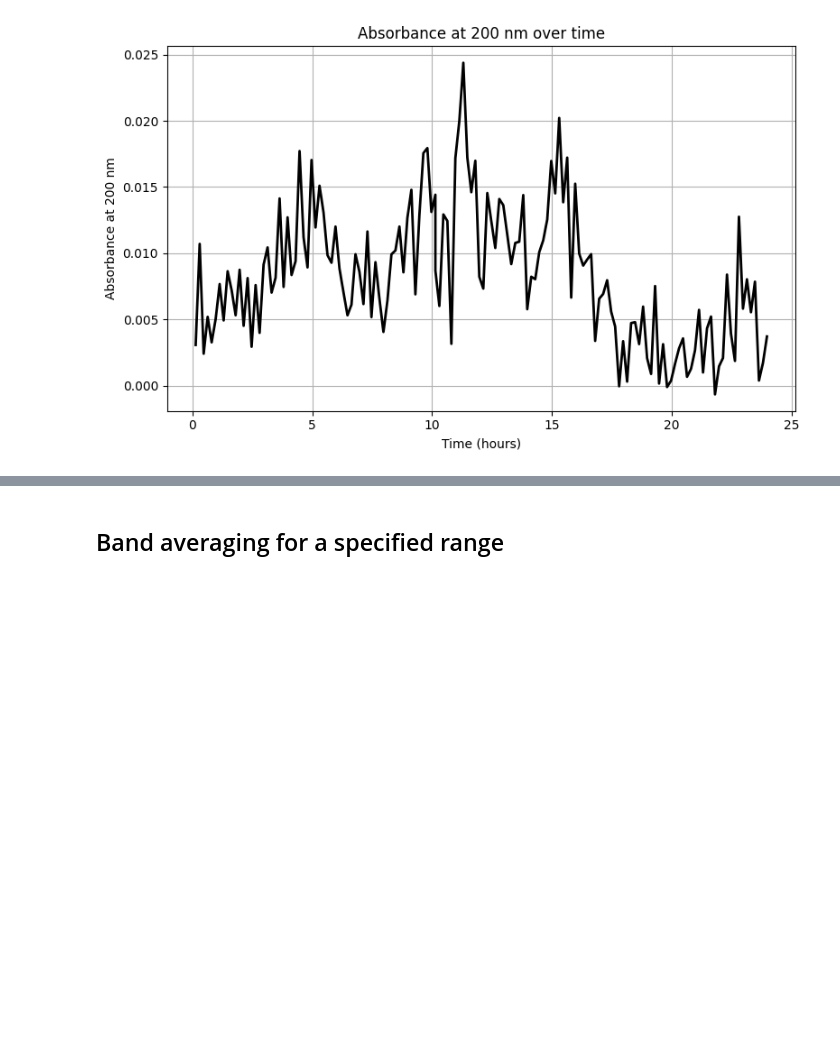
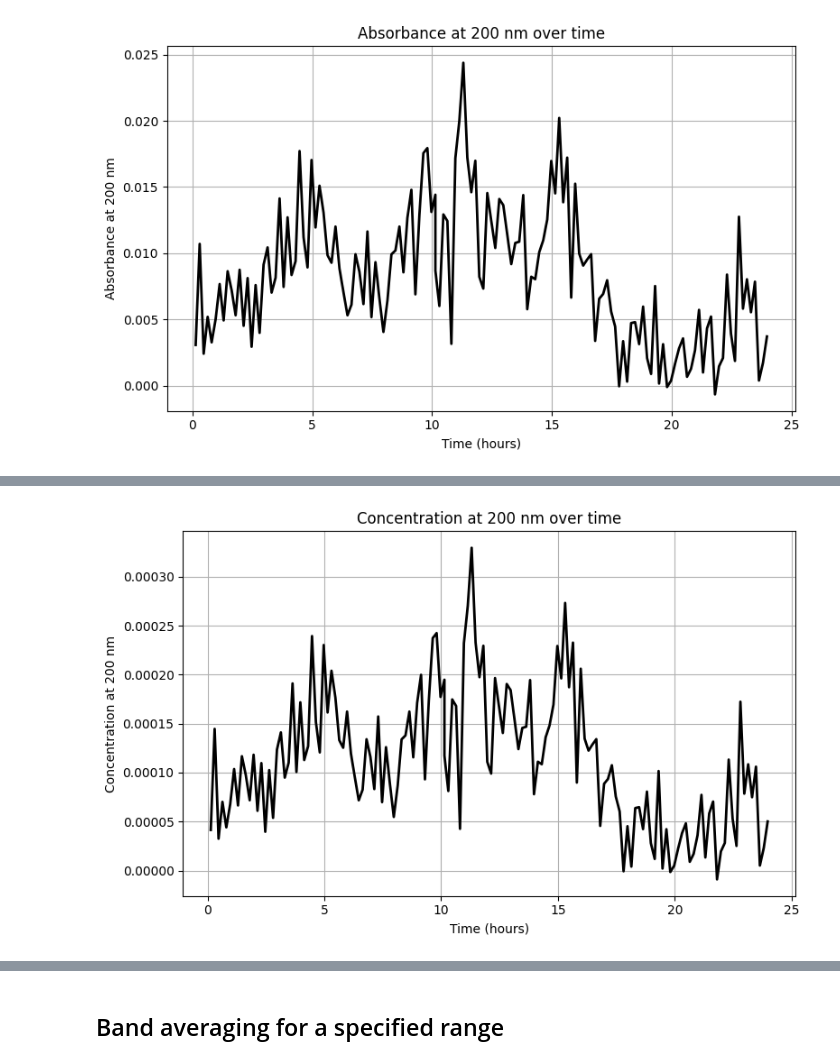
Before and after one commit to vik-ell/P3_Project, a Jupyter notebook: data_processing.ipynb, the cells around one changed output, grey strips where cells are left out. Drawn from its saved outputs; the diff is of its cells as text; code cells hidden in the pictures; blank space fills up the shorter version.

```diff
--- a/data_processing.ipynb
+++ b/data_processing.ipynb
@@ -317 +268,31 @@ plt.show()
+# %%
+target_wavelength = 200
+
+# find index closest to target
+idx = np.argmin(np.abs(x - target_wavelength))
+
+# find absorbance at specified wavelength
+times = []
+conc_values = []
+
+for file in exp_files:
+    x, I = np.loadtxt(file, skiprows=skip, usecols=(0, 1), unpack=True)
+    abs_spectrum = -np.log10((I - I_background) / (I_ref - I_background))
+    time_seconds = extract_time_seconds(os.path.basename(file))
+    times.append(time_seconds / 3600)  # convert to hours
+    conc = abs_spectrum[idx] / (74*1)  # Beer Lambert law to find concentration
+    conc_values.append(conc)
+
+
+# === Plot kinetics
+plt.figure(figsize=(8, 5))
+plt.plot(times, conc_values, '-', color='black', lw=2)
+plt.xlabel('Time (hours)')
+plt.ylabel(f'Concentration at {target_wavelength} nm')
+plt.title(f'Concentration at {target_wavelength} nm over time')
+plt.grid(True)
+plt.tight_layout()
+plt.show()
+# %% [output]
+[figure, added]
 # %% [markdown]
```
Also changed, not shown: parts of 20 cells of this notebook.
